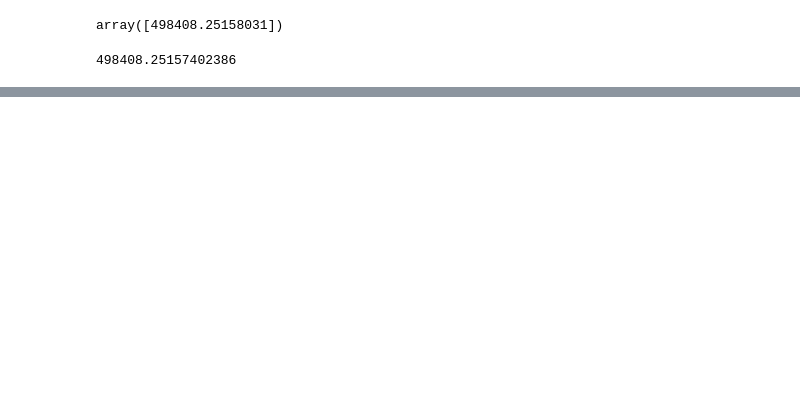
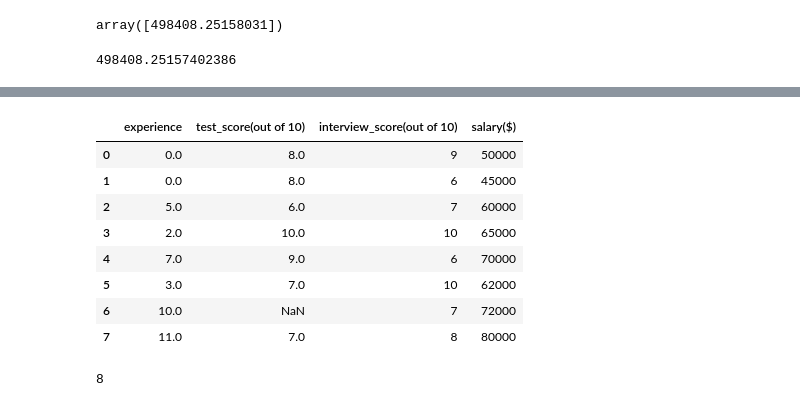
Before and after one commit to kabirNahata/Learning-journey, a Jupyter notebook: Machine_Learning.ipynb, the cells around one changed output, grey strips where cells are left out. Drawn from its saved outputs; the diff is of its cells as text; code cells hidden in the pictures; blank space fills up the shorter version.

```diff
--- a/Machine_Learning.ipynb
+++ b/Machine_Learning.ipynb
@@ -207,0 +243,17 @@ https://github.com/kabirNahata/Learning-journey.git
+# %%
+# prompt: convert the coloumn experience into number using word2number library
+
+ex.experience = ex.experience.apply(lambda x: w2n.word_to_num(x) if isinstance(x, str) else x)
+ # apply and lambda will change everyvalue into a number
+ex.experience = ex.experience.fillna(0) # fillna is a pandas method to fill in the NaN value with the given value
+ex
+# %% [output]
+|  | experience | test_score(out of 10) | interview_score(out of 10) | salary($) |
+| 0 | 0.0 | 8.0 | 9 | 50000 |
+| 1 | 0.0 | 8.0 | 6 | 45000 |
+| 2 | 5.0 | 6.0 | 7 | 60000 |
+| 3 | 2.0 | 10.0 | 10 | 65000 |
+| 4 | 7.0 | 9.0 | 6 | 70000 |
+| 5 | 3.0 | 7.0 | 10 | 62000 |
+| 6 | 10.0 | NaN | 7 | 72000 |
+| 7 | 11.0 | 7.0 | 8 | 80000 |
@@ -207,0 +262,5 @@ https://github.com/kabirNahata/Learning-journey.git
+# %%
+medain_value = math.floor(ex['test_score(out of 10)'].median())
+medain_value
+# %% [output]
+8
```
Also changed, not shown: parts of 15 cells of this notebook.
